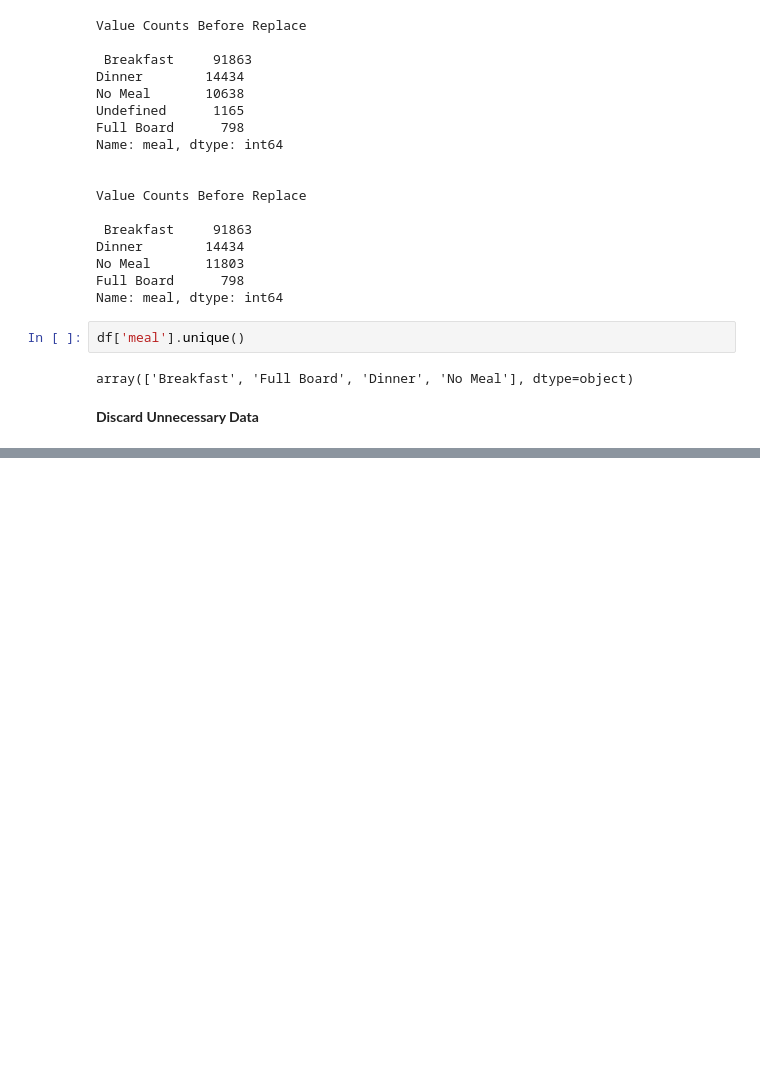
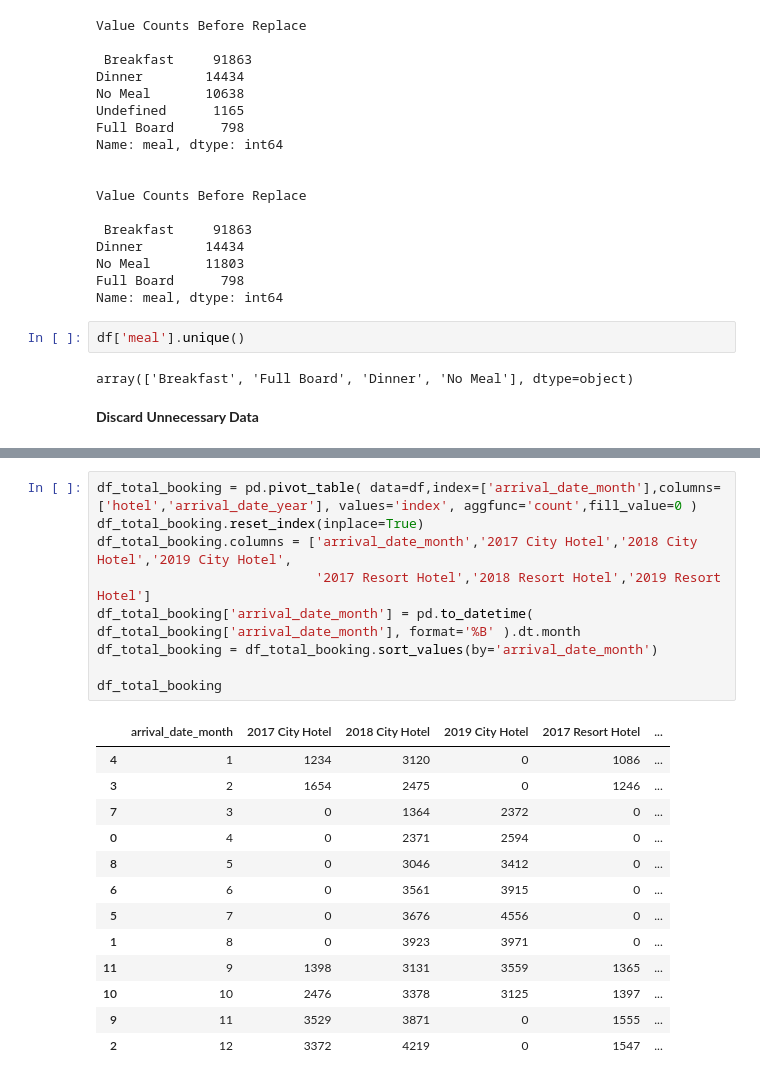
Before and after one commit to JodhiKrisantus/Investigate-Business-Hotel-using-Data-Visualization, a Jupyter notebook: Investigate Hotel Business Data Visualization-Jodhi.ipynb, the cells around one changed output, grey strips where cells are left out. Cells and saved outputs as stored; diff of their text form; blank space fills up the shorter version.

```diff
--- a/Investigate Hotel Business Data Visualization-Jodhi.ipynb
+++ b/Investigate Hotel Business Data Visualization-Jodhi.ipynb
@@ -210,0 +244,23 @@ df
+# %%
+df_total_booking = pd.pivot_table( data=df,index=['arrival_date_month'],columns=['hotel','arrival_date_year'], values='index', aggfunc='count',fill_value=0 )
+df_total_booking.reset_index(inplace=True)
+df_total_booking.columns = ['arrival_date_month','2017 City Hotel','2018 City Hotel','2019 City Hotel',
+                            '2017 Resort Hotel','2018 Resort Hotel','2019 Resort Hotel']
+df_total_booking['arrival_date_month'] = pd.to_datetime( df_total_booking['arrival_date_month'], format='%B' ).dt.month
+df_total_booking = df_total_booking.sort_values(by='arrival_date_month')
+
+df_total_booking
+# %% [output]
+|  | arrival_date_month | 2017 City Hotel | 2018 City Hotel | 2019 City Hotel | 2017 Resort Hotel | ... |
+| 4 | 1 | 1234 | 3120 | 0 | 1086 | ... |
+| 3 | 2 | 1654 | 2475 | 0 | 1246 | ... |
+| 7 | 3 | 0 | 1364 | 2372 | 0 | ... |
+| 0 | 4 | 0 | 2371 | 2594 | 0 | ... |
+| 8 | 5 | 0 | 3046 | 3412 | 0 | ... |
+| 6 | 6 | 0 | 3561 | 3915 | 0 | ... |
+| 5 | 7 | 0 | 3676 | 4556 | 0 | ... |
+| 1 | 8 | 0 | 3923 | 3971 | 0 | ... |
+| 11 | 9 | 1398 | 3131 | 3559 | 1365 | ... |
+| 10 | 10 | 2476 | 3378 | 3125 | 1397 | ... |
+| 9 | 11 | 3529 | 3871 | 0 | 1555 | ... |
+| 2 | 12 | 3372 | 4219 | 0 | 1547 | ... |
```
Also changed, not shown: parts of 13 cells of this notebook.
